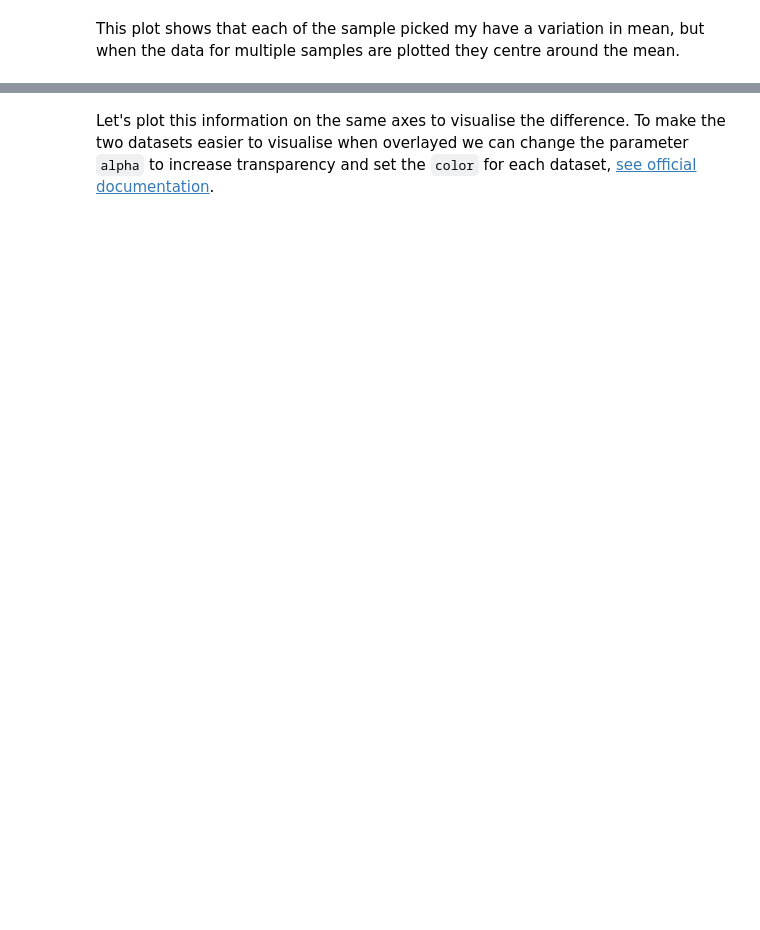
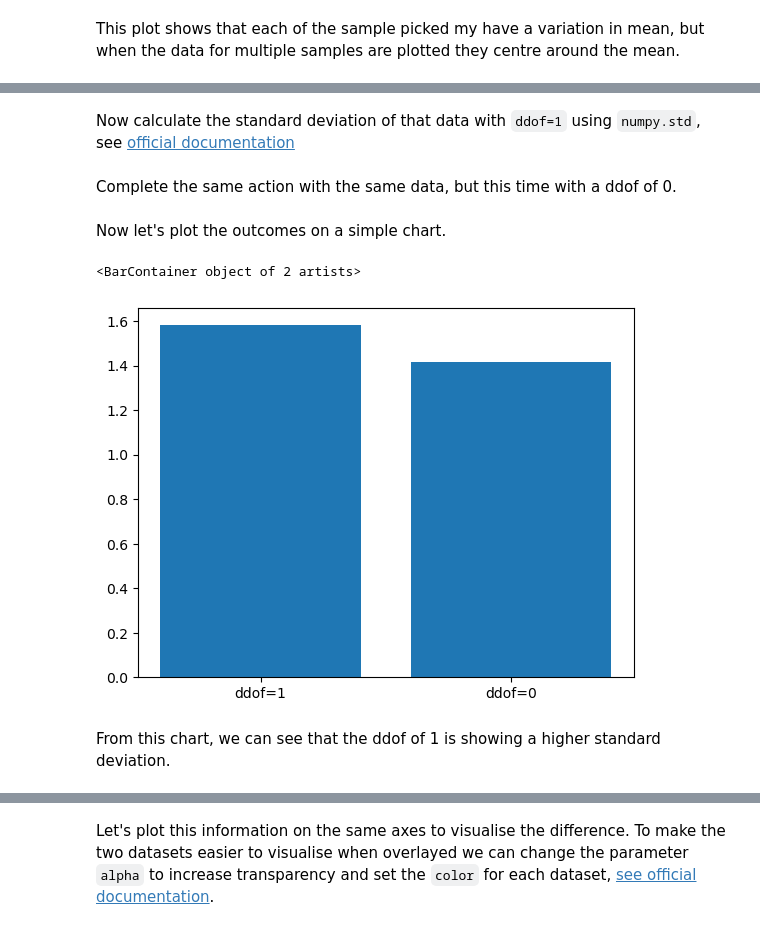
Before and after one commit to kknb1982/applied_statistics, a Jupyter notebook: problems.ipynb, the cells around one changed output, grey strips where cells are left out. Cells and saved outputs as stored; diff of their text form; code cells hidden in the pictures; blank space fills up the shorter version.

```diff
--- a/problems.ipynb
+++ b/problems.ipynb
@@ -609,0 +621,28 @@ Let's process the previously generated data and compute the standard deviation f
+# %%
+# Create data array
+# https://numpy.org/doc/stable/reference/generated/numpy.array.html
+ddof_example = np.array([1, 2, 3, 4, 5])
+# %% [markdown]
+Now calculate the standard deviation of that data with `ddof=1` using `numpy.std`, see [official documentation](https://numpy.org/doc/stable/reference/generated/numpy.std.html.)
+# %%
+# Calculate the standard deviation with ddof=1
+# https://numpy.org/doc/stable/reference/generated/numpy.std.html
+std_ddof1 = np.std(ddof_example, ddof=1)
+# %% [markdown]
+Complete the same action with the same data, but this time with a ddof of 0.
+# %%
+# Calculate the standard deviation with ddof=0
+std_ddof0 = np.std(ddof_example, ddof=0)
+# %% [markdown]
+Now let's plot the outcomes on a simple chart.
+# %%
+# Plot the results
+labels = ['ddof=1', 'ddof=0']
+std_values = [std_ddof1, std_ddof0]
+fig, ax = plt.subplots()
+ax.bar(labels, std_values)
+# %% [output]
+<BarContainer object of 2 artists>
+[figure, added]
+# %% [markdown]
+From this chart, we can see that the ddof of 1 is showing a higher standard deviation.
```
Also changed, not shown: parts of 88 cells of this notebook.
